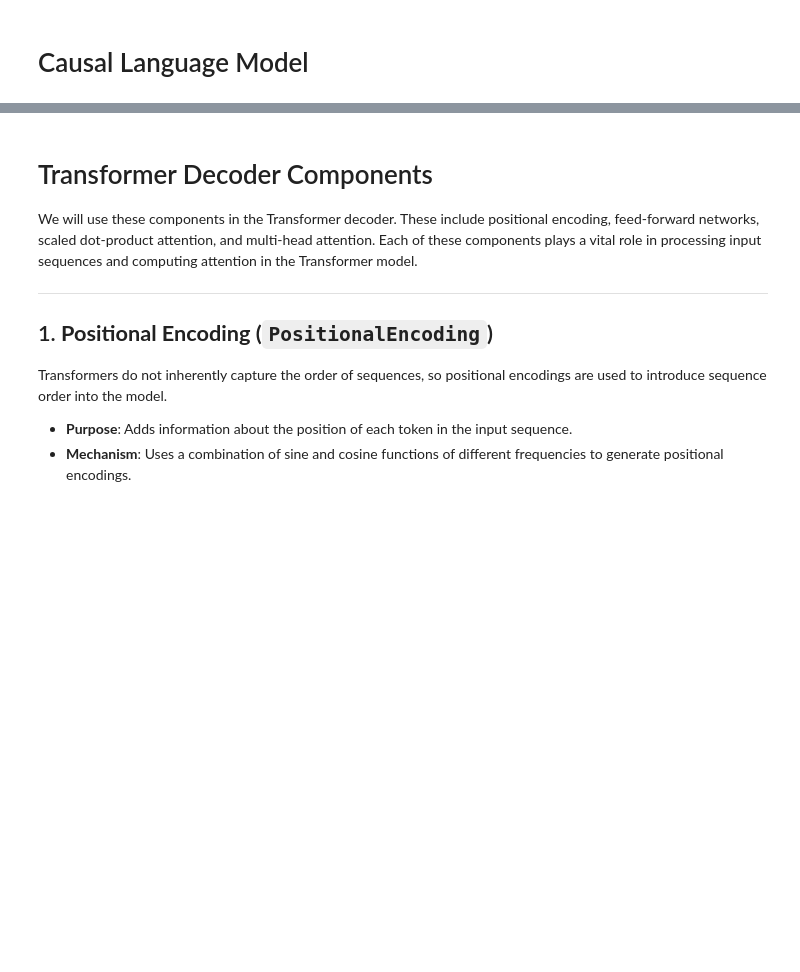
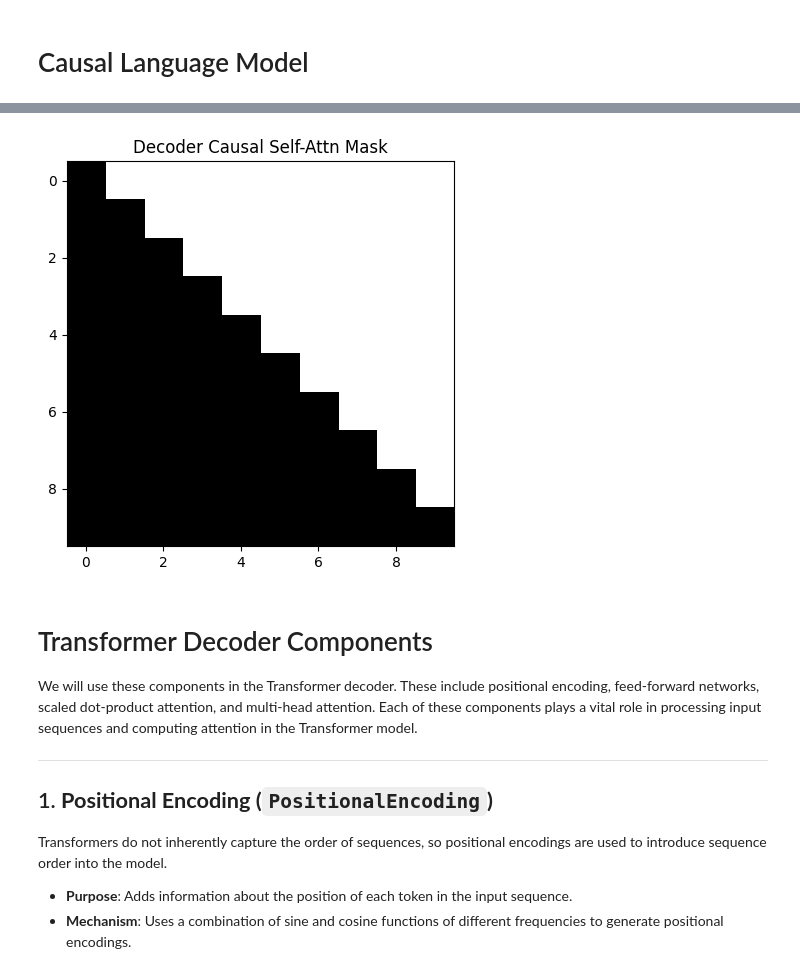
Before and after one commit to nebHailemariam/Introduction-to-deep-learning, a Jupyter notebook: Hw4/HW4P1/handout/hw4/hw4p1.ipynb, the cells around one changed output, grey strips where cells are left out. Drawn from its saved outputs; the diff is of its cells as text; code cells hidden in the pictures; blank space fills up the shorter version.

```diff
--- a/Hw4/HW4P1/handout/hw4/hw4p1.ipynb
+++ b/Hw4/HW4P1/handout/hw4/hw4p1.ipynb
@@ -50,5 +75,5 @@ import json
 from transformers import AutoTokenizer, AutoModelForCausalLM
 from transformers import get_linear_schedule_with_warmup
 
-DEVICE = "cuda" if torch.cuda.is_available() else "cpu"
+DEVICE = "mps" if torch.mps.is_available() else "cpu"
 print("Device: ", DEVICE)
@@ -313,7 +370,7 @@ def create_mask(seq, pad_idx=None):
     # Create an upper triangular matrix with zeros on the diagonal and below (indicating allowed positions)
     #   and ones above the diagonal (indicating disallowed positions)
 
-    subsequent_mask = # TODO
+    subsequent_mask = torch.triu(torch.ones(len_s, len_s), diagonal=1).bool().to(DEVICE) # TODO
 
     # Expand the mask to match the batch size, resulting in a mask for each sequence in the batch.
     mask = subsequent_mask.unsqueeze(0).expand(sz_b, -1, -1)  # b x ls x ls
@@ -321,39 +378,37 @@ def create_mask(seq, pad_idx=None):
 
     ''' Create a mask to ignore padding positions in the key sequence during attention calculation. '''
 
     # Expanding to fit the shape of key query attention matrix.
     if pad_idx != None:
         len_q = seq.size(1)
 
           # Create a mask where padding positions in the key sequence are marked with 1.
-        padding_mask  = seq.eq(pad_idx)
+        padding_mask  = seq.eq(pad_idx).to(DEVICE)
 
           # Expand the mask to match the dimensions of the key-query attention matrix.
         padding_mask  = padding_mask.unsqueeze(1).expand(-1, len_q, -1)  # b x lq x lk
 
 
         mask          = (padding_mask + mask).gt(0)
 
     else:
         mask = mask.gt(0)
 
     return mask
 
 
-
-
-
-
 dec_causal_mask         = create_mask( torch.randn(4, 10)  , pad_idx=0)
 
 # Black portions are attended to
 fig, axs = plt.subplots(1, 1, figsize=(5, 5))
 
-axs.imshow(dec_causal_mask[0], cmap="gray", aspect='auto')
+axs.imshow(dec_causal_mask[0].to('cpu'), cmap="gray", aspect='auto')
 axs.set_title("Decoder Causal Self-Attn Mask")
 
 
 plt.show()
+# %% [output]
+[figure, added]
 # %% [markdown]
 # Transformer Decoder Components
 
```
Also changed, not shown: parts of 19 cells of this notebook.
